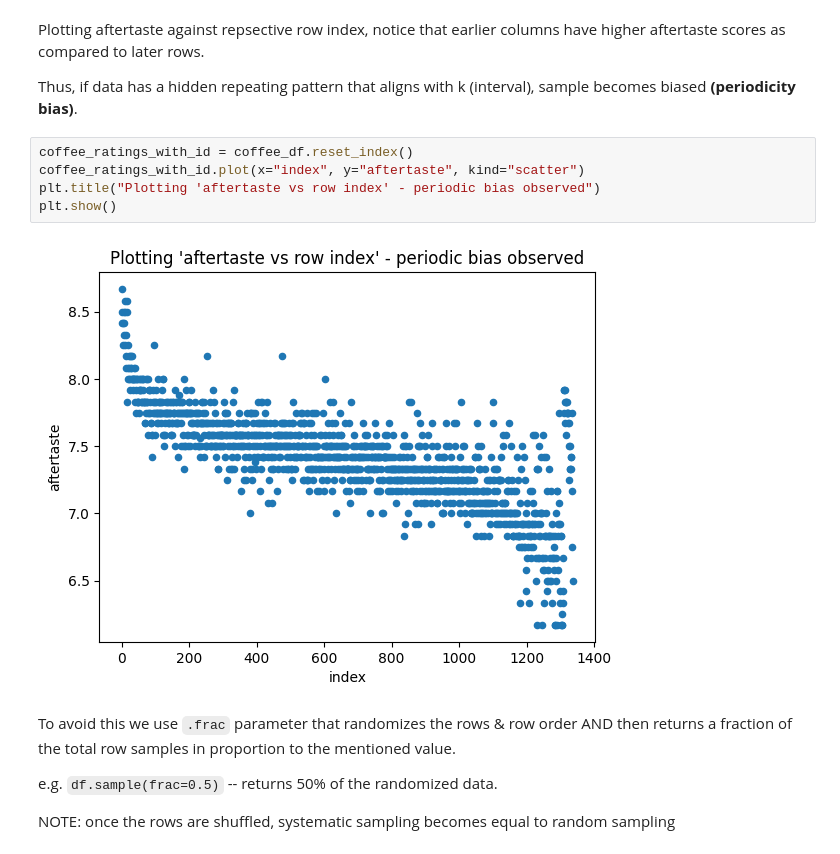
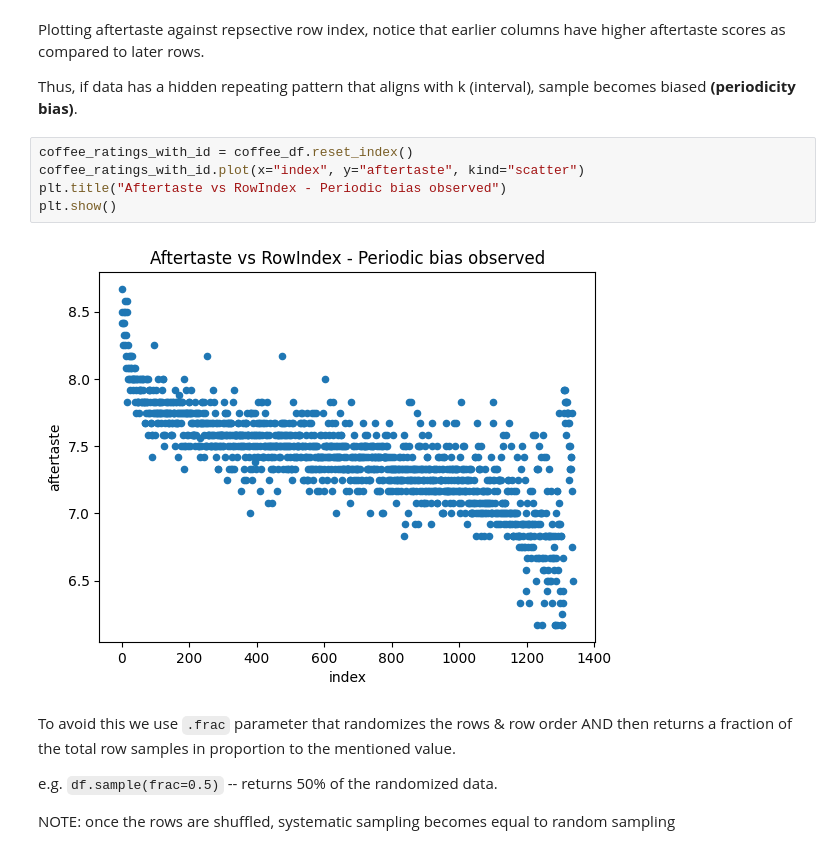
Before and after one commit to abhijeet-bhambere/python-ml-trail, a Jupyter notebook: sampling-in-python.ipynb, the cells around one changed output. Cells and saved outputs as stored; diff of their text form.

```diff
--- a/sampling-in-python.ipynb
+++ b/sampling-in-python.ipynb
@@ -195,10 +197,10 @@ Thus, if data has a hidden repeating pattern that aligns with k (interval), samp
 # %%
 coffee_ratings_with_id = coffee_df.reset_index()
 coffee_ratings_with_id.plot(x="index", y="aftertaste", kind="scatter")
-plt.title("Plotting 'aftertaste vs row index' - periodic bias observed")
+plt.title("Aftertaste vs RowIndex - Periodic bias observed")
 plt.show()
 # %% [output]
-[figure, old version]
+[figure, new version]
 # %% [markdown]
 To avoid this we use `.frac` parameter that randomizes the rows & row order AND then returns a fraction of the total row samples in proportion to the mentioned value.
 
```
Also changed, not shown: parts of 26 cells of this notebook.
